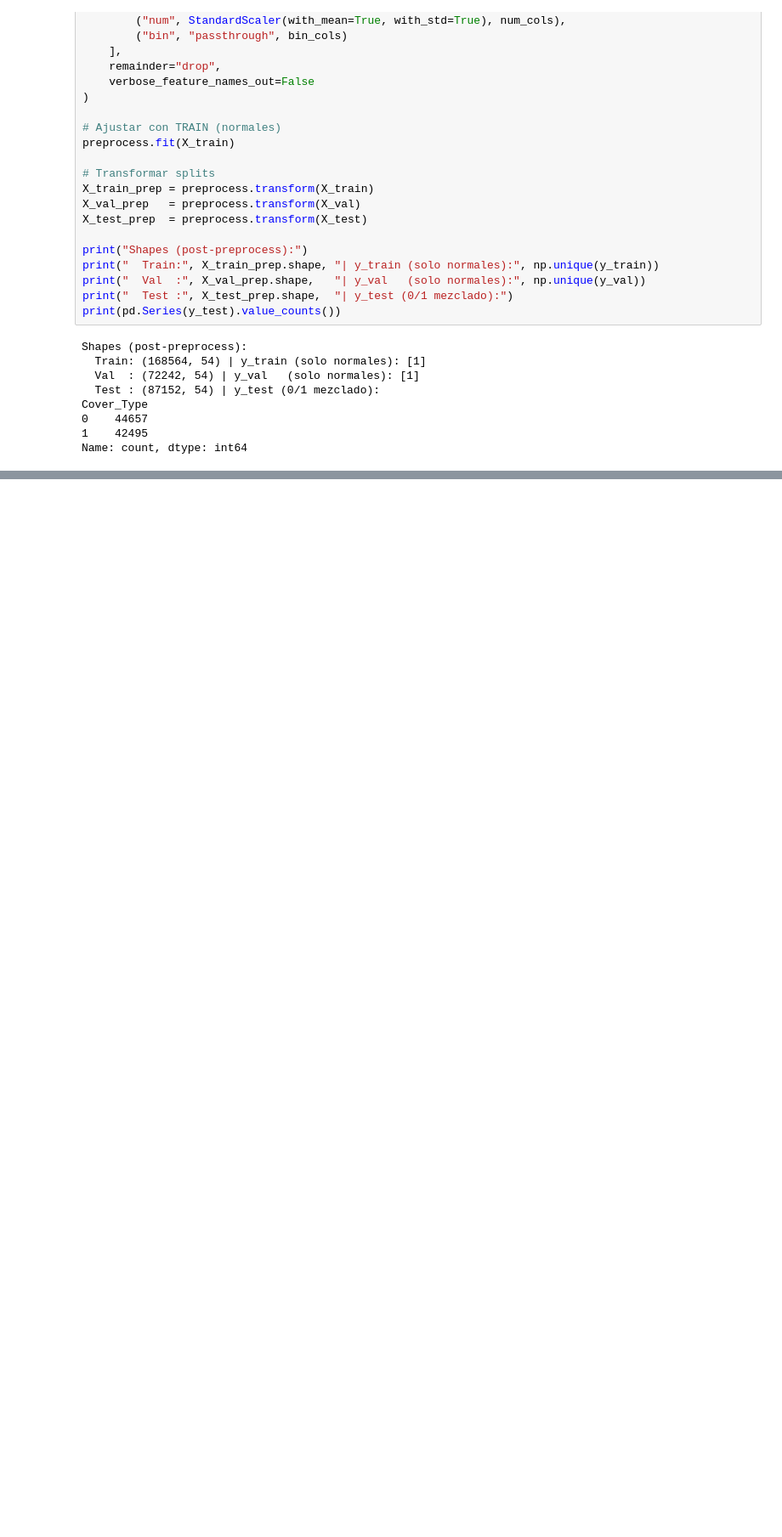
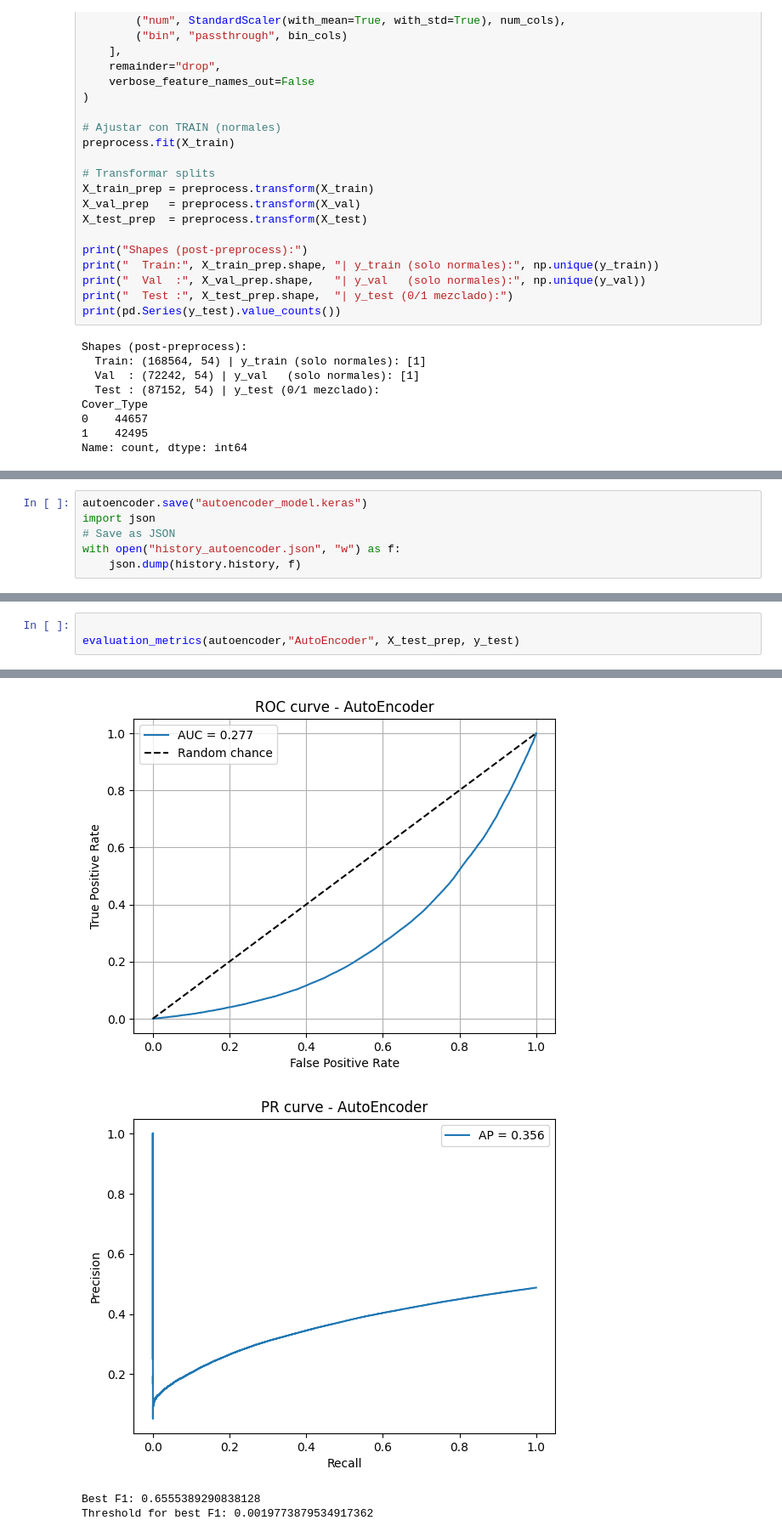
Before and after one commit to Sofiamishel2003/Laboratorio_8_DS, a Jupyter notebook: Laboratorio_8.ipynb, the cells around one changed output, grey strips where cells are left out. Shown at 85% size. Saved outputs shown, nothing was run; the diff lists cells and outputs as text; blank space fills up the shorter version.

```diff
--- a/Laboratorio_8.ipynb
+++ b/Laboratorio_8.ipynb
@@ -159,0 +223,6 @@ Name: count, dtype: int64
+# %%
+autoencoder.save("autoencoder_model.keras")
+import json
+# Save as JSON
+with open("history_autoencoder.json", "w") as f:
+    json.dump(history.history, f)
@@ -159,0 +314,4 @@ Name: count, dtype: int64
+# %%
+
+evaluation_metrics(autoencoder,"AutoEncoder", X_test_prep, y_test)
+# %% [output]
@@ -159,0 +319,4 @@ Name: count, dtype: int64
+[figure, added]
+[figure, added]
+Best F1: 0.6555389290838128
+Threshold for best F1: 0.0019773879534917362
```
Also changed, not shown: parts of 6 cells of this notebook, 2 other files.
